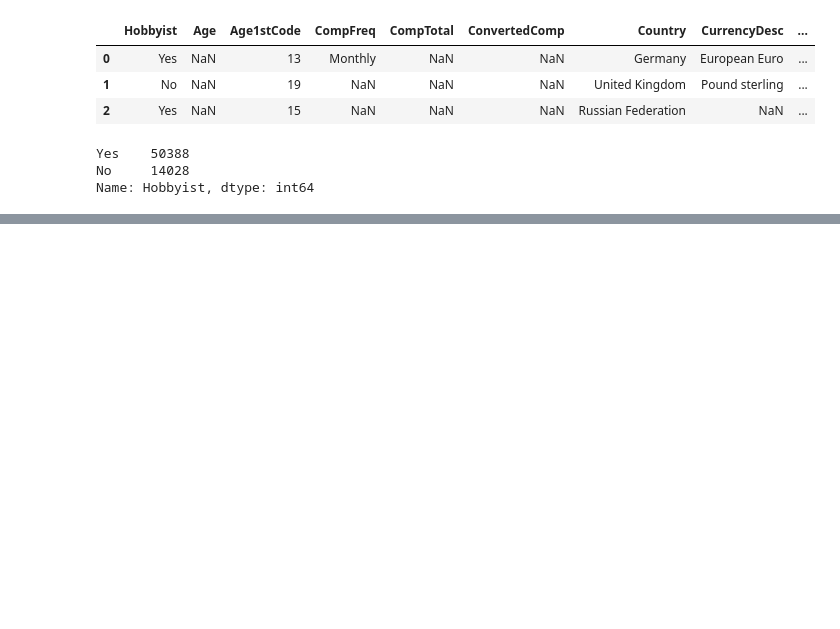
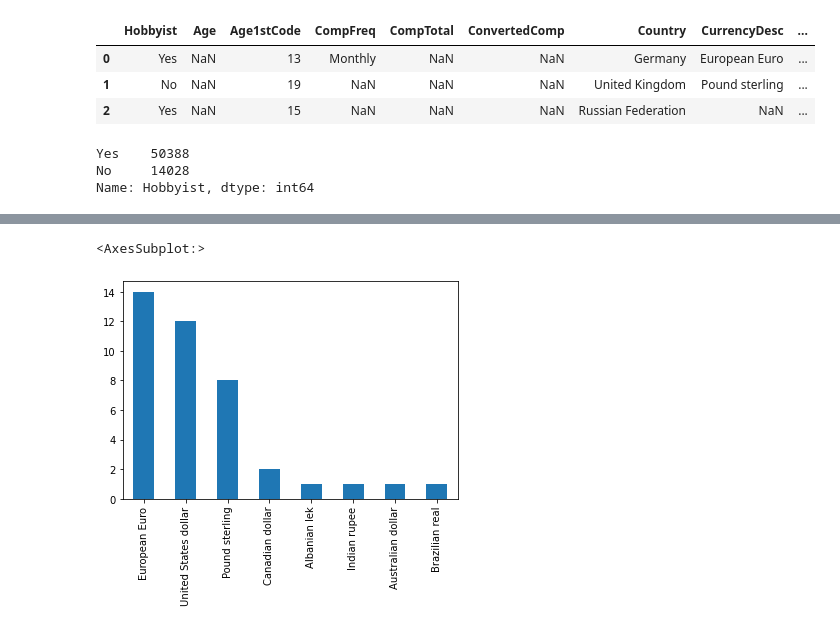
Before and after one commit to Jasurbek16/Learn-Python, a Jupyter notebook: Pandas/2-DataFrames_Series.ipynb, the cells around one changed output, grey strips where cells are left out. Drawn from its saved outputs; the diff is of its cells as text; code cells hidden in the pictures; blank space fills up the shorter version.

```diff
--- a/Pandas/2-DataFrames_Series.ipynb
+++ b/Pandas/2-DataFrames_Series.ipynb
@@ -135,0 +195,5 @@ Name: Hobbyist, dtype: int64
+# %%
+df.CurrencyDesc.head(50).value_counts().plot(kind='bar')
+# %% [output]
+<AxesSubplot:>
+[figure, added]
```
Also changed, not shown: parts of 10 cells of this notebook, 9 other files.
